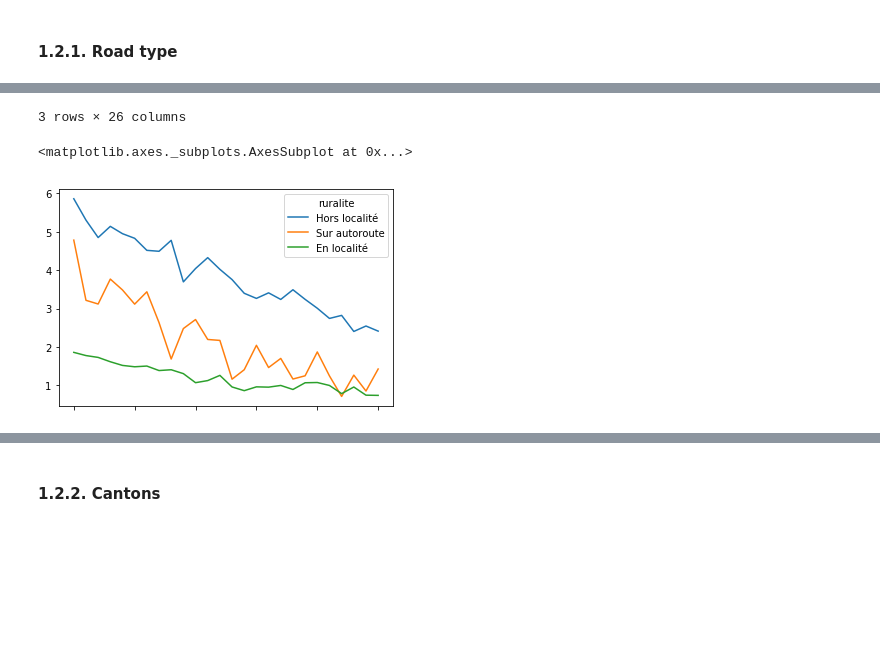
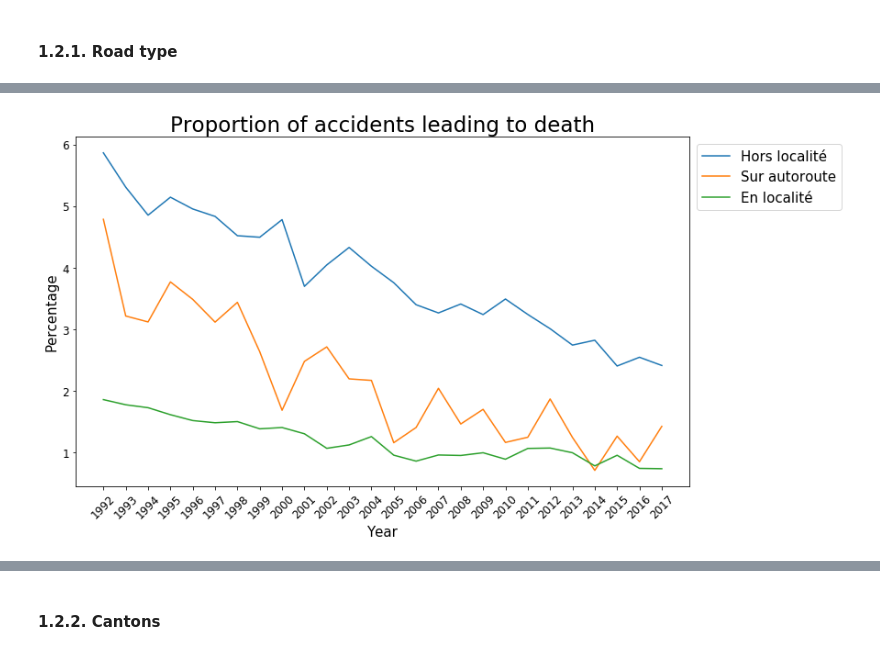
Before and after one commit to epfl-ada-2018/project-pizzafels, a Jupyter notebook: Milestone3 - Complete Analysis.ipynb, the cells around one changed output, grey strips where cells are left out. Drawn from its saved outputs; the diff is of its cells as text; code cells hidden in the pictures; blank space fills up the shorter version.

```diff
--- a/Milestone3 - Complete Analysis.ipynb
+++ b/Milestone3 - Complete Analysis.ipynb
@@ -140,7 +140,7 @@ def map_int_to_age(k,age_max):
 def build_age(intervals,age_max):
     """
     INPUT:  intervals: Array corresponding to the delimitation of the wanted intervals.
-            age_max: The maximal age to consider
+            age_max: The maximal age to consider.
     """
     ages_total = []
 
@@ -327,10 +375,17 @@ https://pandas.pydata.org/pandas-docs/stable/indexing.html#deprecate-loc-reindex
 # %%
 df_Accident_objets_normalized = df_Accident_objets.copy()
-df_Accident_objets_normalized = df_Accident_objets_normalized[df_Accident_objets_normalized['sexe_index']!=9]
+
+# Delet the accident for which the sex or age is unknown
+df_Accident_objets_normalized =\
+            df_Accident_objets_normalized[(df_Accident_objets_normalized.sexe_index!=9)\
+                                          &(df_Accident_objets_normalized.age_index != 999)]
+
+# Go through each year, sex and age category of the population and normalize the number
+# of accident by 10'000 people
 for year,sexe in df_pop_Suisse.columns.values:
     for age in df_pop_Suisse.index.values:
+        # At each corresponding location, normalize by the corresponding population
         df_Accident_objets_normalized.loc[(df_Accident_objets_normalized.age_index==age) &\
                                            (df_Accident_objets_normalized.sexe==sexe),year]\
-        = df_Accident_objets_normalized[year]*10000 / df_pop_Suisse.loc[df_pop_Suisse.index==age,year][sexe].values[0]
-
-df_Accident_objets_normalized = df_Accident_objets_normalized[df_Accident_objets_normalized.age_index != 999]
+        = df_Accident_objets_normalized[year]*10000 /\
+                            df_pop_Suisse.loc[df_pop_Suisse.index==age,year][sexe].values[0]
@@ -613,15 +598,29 @@ plt.show()
 # %%
-# Accident mortels en % des accidents sur le même type de route
+# Get the yearly total of accidents on each road type
+total_accident = df_Accident_type_route.groupby(['ruralite']).sum()\
+        [[col for col in df_Accident_type_route.columns if IS_DATE.match(col)]]
 
-total_accident = df_Accident_type_route.groupby(['ruralite']).sum()[[col for col in df_Accident_type_route.columns if IS_DATE.match(col)]]
 df_Accident_type_route_normalized_ruralite = df_Accident_type_route.copy()
+
+# Get the percentage of each category of accidents for each year and road type
 for ruralite in total_accident.index.values:
-    for date in total_accident.columns:
-        df_Accident_type_route_normalized_ruralite.loc[df_Accident_type_route_normalized_ruralite.ruralite==ruralite,date] =\
-        df_Accident_type_route_normalized_ruralite.loc[df_Accident_type_route_normalized_ruralite.ruralite==ruralite][date]*100/\
-        total_accident.loc[total_accident.index==ruralite,date][0]
+    for year in total_accident.columns:
+        df_Accident_type_route_normalized_ruralite.\
+        loc[df_Accident_type_route_normalized_ruralite.ruralite==ruralite,year]=\
+            df_Accident_type_route_normalized_ruralite.\
+            loc[df_Accident_type_route_normalized_ruralite.ruralite==ruralite][year]*100/\
+            total_accident.loc[total_accident.index==ruralite,year][0]
 
-req = df_Accident_type_route_normalized_ruralite[df_Accident_type_route_normalized_ruralite.gravite_index==317].groupby(['ruralite']).sum().sort_values(['2017'], ascending=False)[[col for col in df_Accident_type_route.columns if IS_DATE.match(col)]]
-display(req)
-req.transpose().plot()
+# We are interested in the deadly accidents on a yearly basis, grouped by the different
+# road types.
+req = df_Accident_type_route_normalized_ruralite\
+        [df_Accident_type_route_normalized_ruralite.gravite_index==317].\
+        groupby(['ruralite']).sum().sort_values(['2017'], ascending=False)\
+        [[col for col in df_Accident_type_route.columns if IS_DATE.match(col)]]
+
+# Plot the results with our function
+plot_dataframe(x=req.columns.values, y=req,\
+               title='Proportion of accidents leading to death', xlabel='Year',\
+               ylabel='Percentage', labels=req.index.values,\
+               rotation=45, number_to_plot=None)
 # %% [output]
@@ -633,3 +627 @@ req.transpose().plot()
-3 rows × 26 columns
-<matplotlib.axes._subplots.AxesSubplot at 0x...>
-[figure, old version]
+[figure, new version]
```
Also changed, not shown: parts of 45 cells of this notebook, 1 other file.
